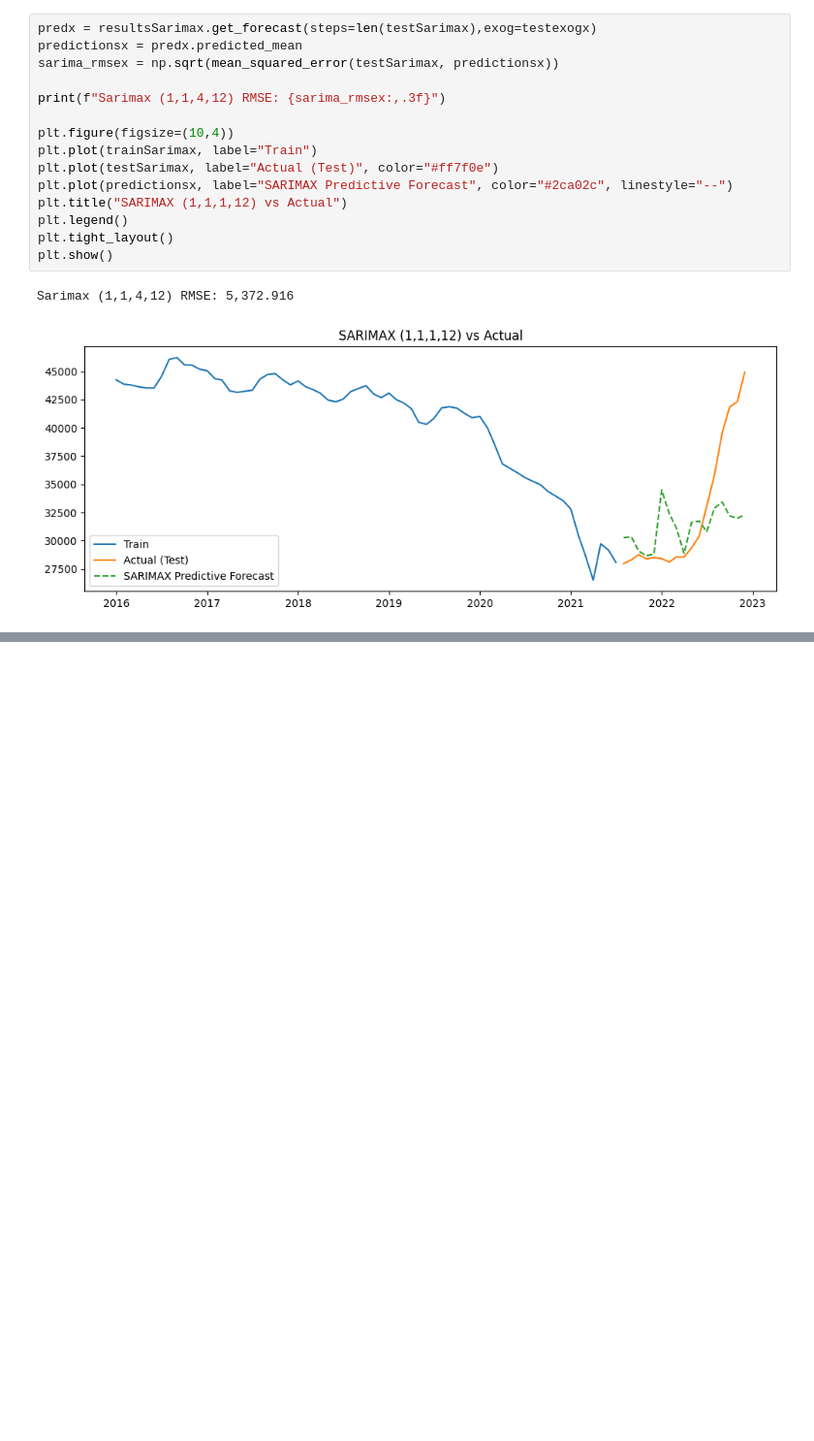
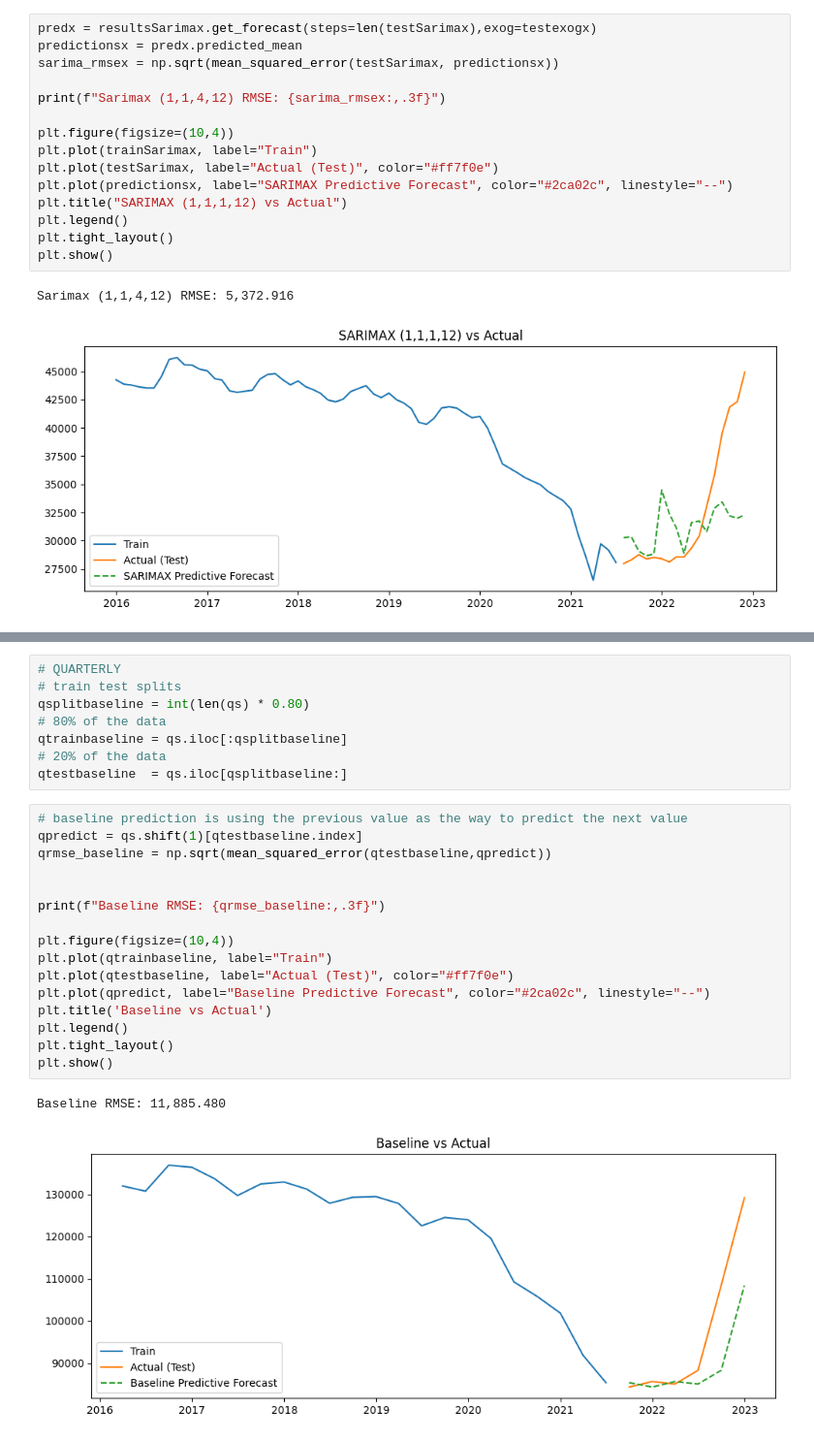
Before and after one commit to kevinserr/Time_Series_Forecast_of_Homelessness_in_NYC_with_Local_Model_Deployment, a Jupyter notebook: python/model_training.ipynb, the cells around one changed output, grey strips where cells are left out. Shown at 97% size. Cells and saved outputs as stored; diff of their text form; blank space fills up the shorter version.

```diff
--- a/python/model_training.ipynb
+++ b/python/model_training.ipynb
@@ -462,0 +477,27 @@ plt.show()
+# %%
+# QUARTERLY
+# train test splits
+qsplitbaseline = int(len(qs) * 0.80)
+# 80% of the data
+qtrainbaseline = qs.iloc[:qsplitbaseline]
+# 20% of the data
+qtestbaseline  = qs.iloc[qsplitbaseline:]
+# %%
+# baseline prediction is using the previous value as the way to predict the next value
+qpredict = qs.shift(1)[qtestbaseline.index]
+qrmse_baseline = np.sqrt(mean_squared_error(qtestbaseline,qpredict))
+
+
+print(f"Baseline RMSE: {qrmse_baseline:,.3f}")
+
+plt.figure(figsize=(10,4))
+plt.plot(qtrainbaseline, label="Train")
+plt.plot(qtestbaseline, label="Actual (Test)", color="#ff7f0e")
+plt.plot(qpredict, label="Baseline Predictive Forecast", color="#2ca02c", linestyle="--")
+plt.title('Baseline vs Actual')
+plt.legend()
+plt.tight_layout()
+plt.show()
+# %% [output]
+Baseline RMSE: 11,885.480
+[figure, added]
```
Also changed, not shown: parts of 28 cells of this notebook.
